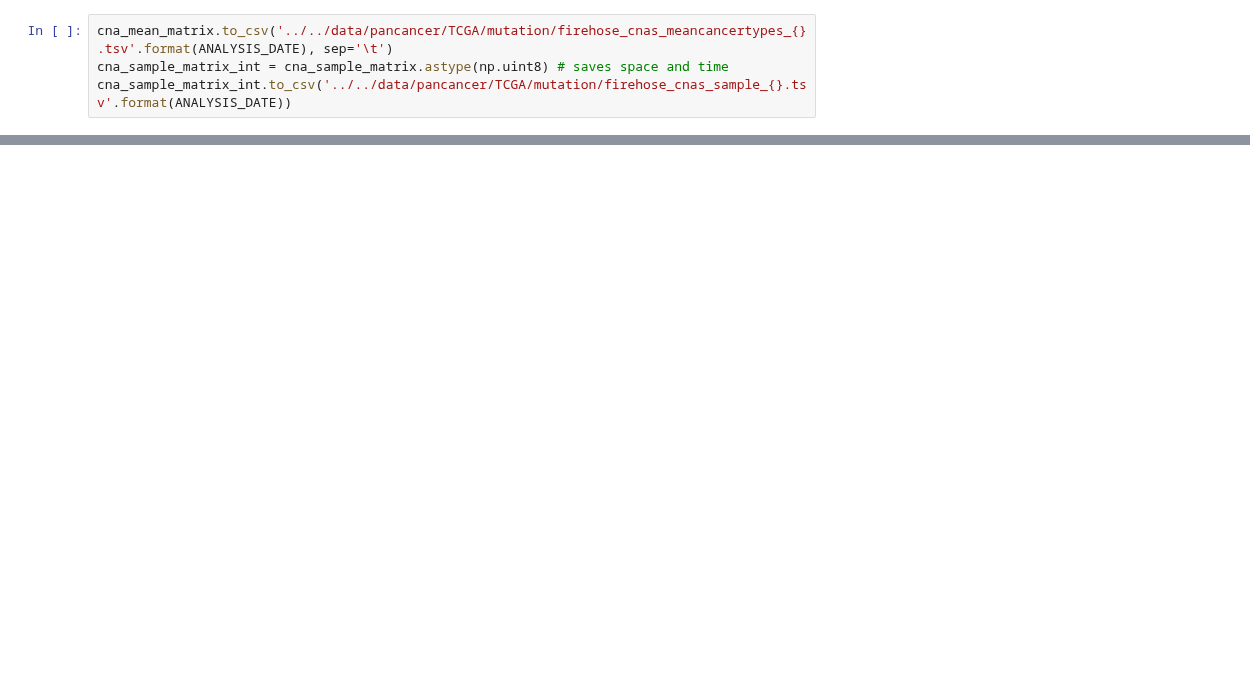
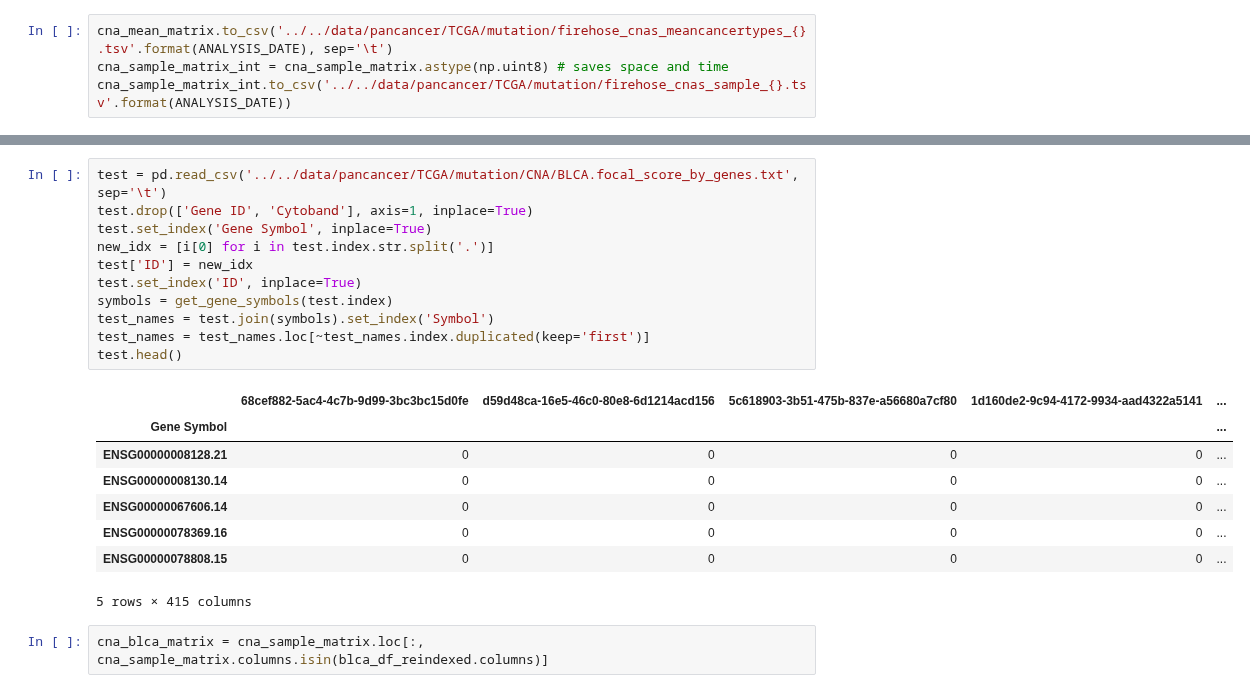
Before and after one commit to schulter/EMOGI, a Jupyter notebook: pancancer/mutfreq/preprocess_cnas.ipynb, the cells around one changed output, grey strips where cells are left out. Saved outputs shown, nothing was run; the diff lists cells and outputs as text; blank space fills up the shorter version.

```diff
--- a/pancancer/mutfreq/preprocess_cnas.ipynb
+++ b/pancancer/mutfreq/preprocess_cnas.ipynb
@@ -181,0 +256,22 @@ dtype: float64
+# %%
+test = pd.read_csv('../../data/pancancer/TCGA/mutation/CNA/BLCA.focal_score_by_genes.txt', sep='\t')
+test.drop(['Gene ID', 'Cytoband'], axis=1, inplace=True)
+test.set_index('Gene Symbol', inplace=True)
+new_idx = [i[0] for i in test.index.str.split('.')]
+test['ID'] = new_idx
+test.set_index('ID', inplace=True)
+symbols = get_gene_symbols(test.index)
+test_names = test.join(symbols).set_index('Symbol')
+test_names = test_names.loc[~test_names.index.duplicated(keep='first')]
+test.head()
+# %% [output]
+|  | 68cef882-5ac4-4c7b-9d99-3bc3bc15d0fe | d59d48ca-16e5-46c0-80e8-6d1214acd156 | 5c618903-3b51-475b-837e-a56680a7cf80 | 1d160de2-9c94-4172-9934-aad4322a5141 | ... |
+| Gene Symbol |  |  |  |  | ... |
+| ENSG00000008128.21 | 0 | 0 | 0 | 0 | ... |
+| ENSG00000008130.14 | 0 | 0 | 0 | 0 | ... |
+| ENSG00000067606.14 | 0 | 0 | 0 | 0 | ... |
+| ENSG00000078369.16 | 0 | 0 | 0 | 0 | ... |
+| ENSG00000078808.15 | 0 | 0 | 0 | 0 | ... |
+5 rows × 415 columns
+# %%
+cna_blca_matrix = cna_sample_matrix.loc[:, cna_sample_matrix.columns.isin(blca_df_reindexed.columns)]
```
Also changed, not shown: parts of 17 cells of this notebook, 1 other file.
